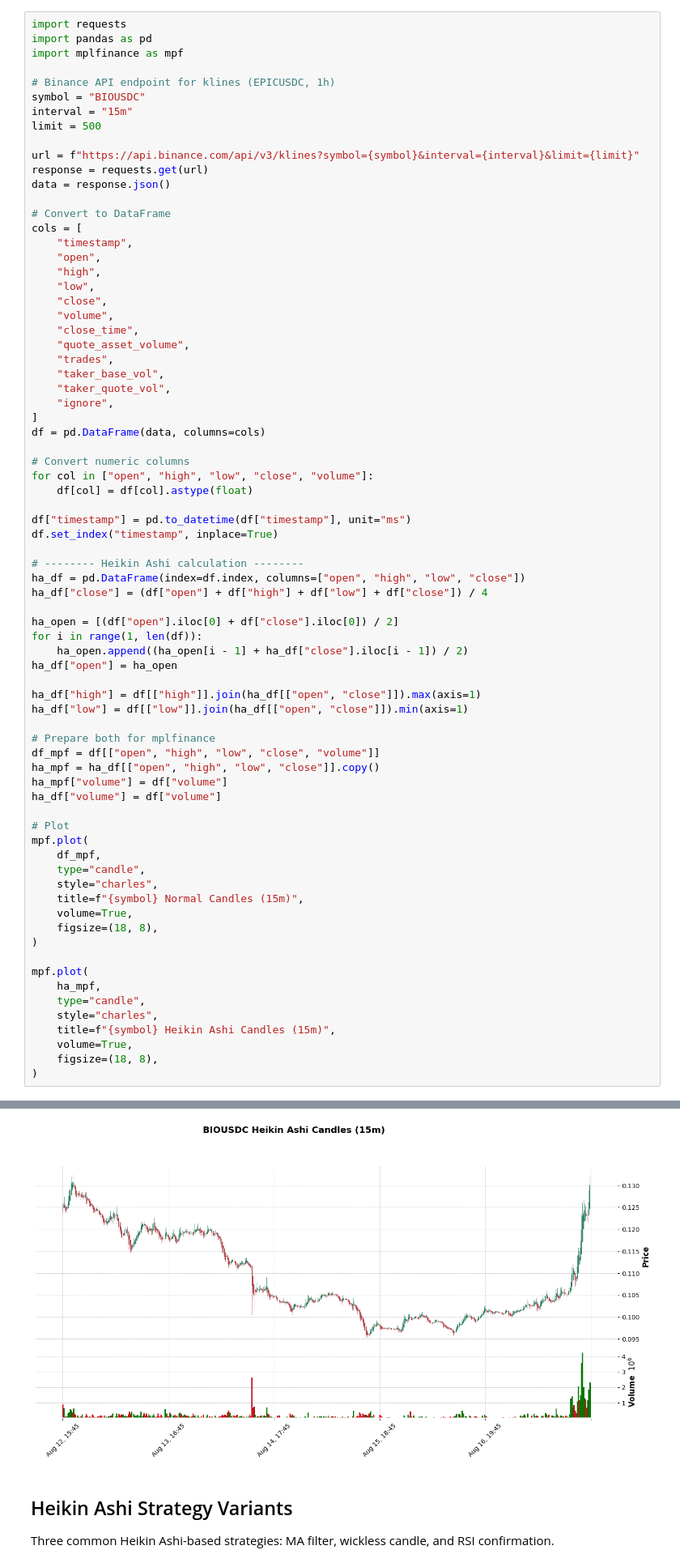
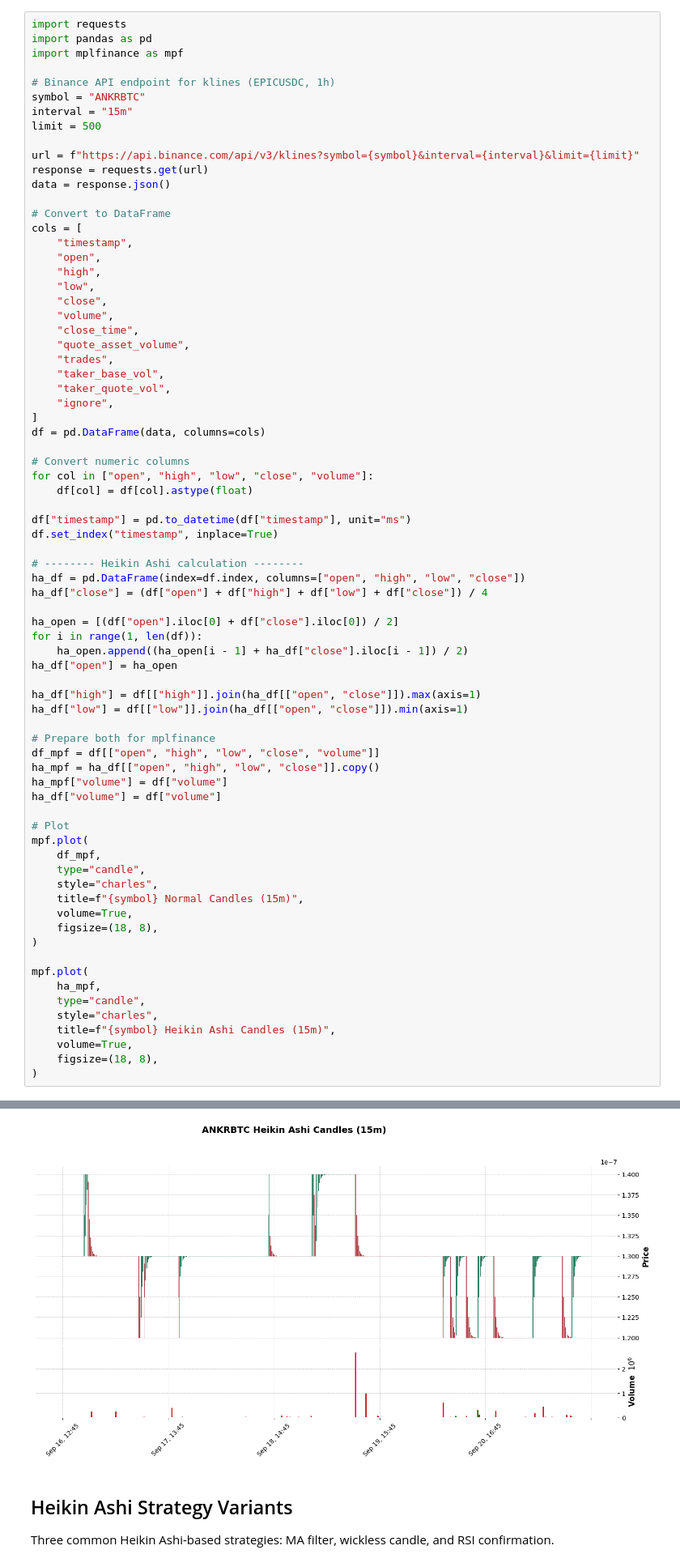
Before and after one commit to carkod/binbot-notebooks, a Jupyter notebook: heikin_ashi.ipynb, the cells around one changed output, grey strips where cells are left out. Shown at 81% size. Saved outputs shown, nothing was run; the diff lists cells and outputs as text.

```diff
--- a/heikin_ashi.ipynb
+++ b/heikin_ashi.ipynb
@@ -19,7 +19,7 @@ import pandas as pd
 import mplfinance as mpf
 
 # Binance API endpoint for klines (EPICUSDC, 1h)
-symbol = "BIOUSDC"
+symbol = "ANKRBTC"
 interval = "15m"
 limit = 500
 
@@ -92,4 +92,4 @@ mpf.plot(
-[figure, old version]
+[figure, new version]
 # %% [markdown]
 ## Heikin Ashi Strategy Variants
 Three common Heikin Ashi-based strategies: MA filter, wickless candle, and RSI confirmation.
```
Also changed, not shown: parts of 2 cells of this notebook, 7 other files.
